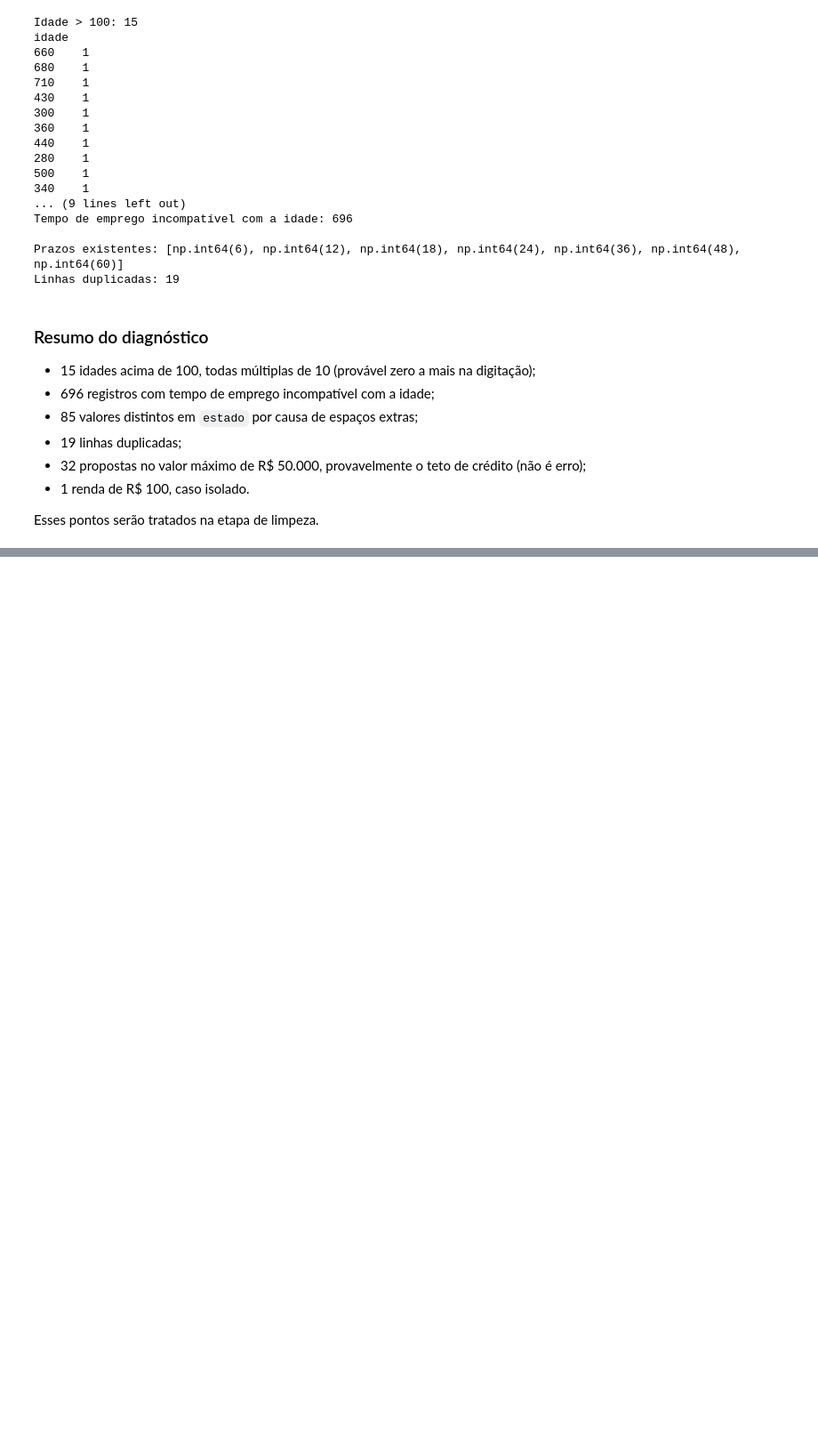
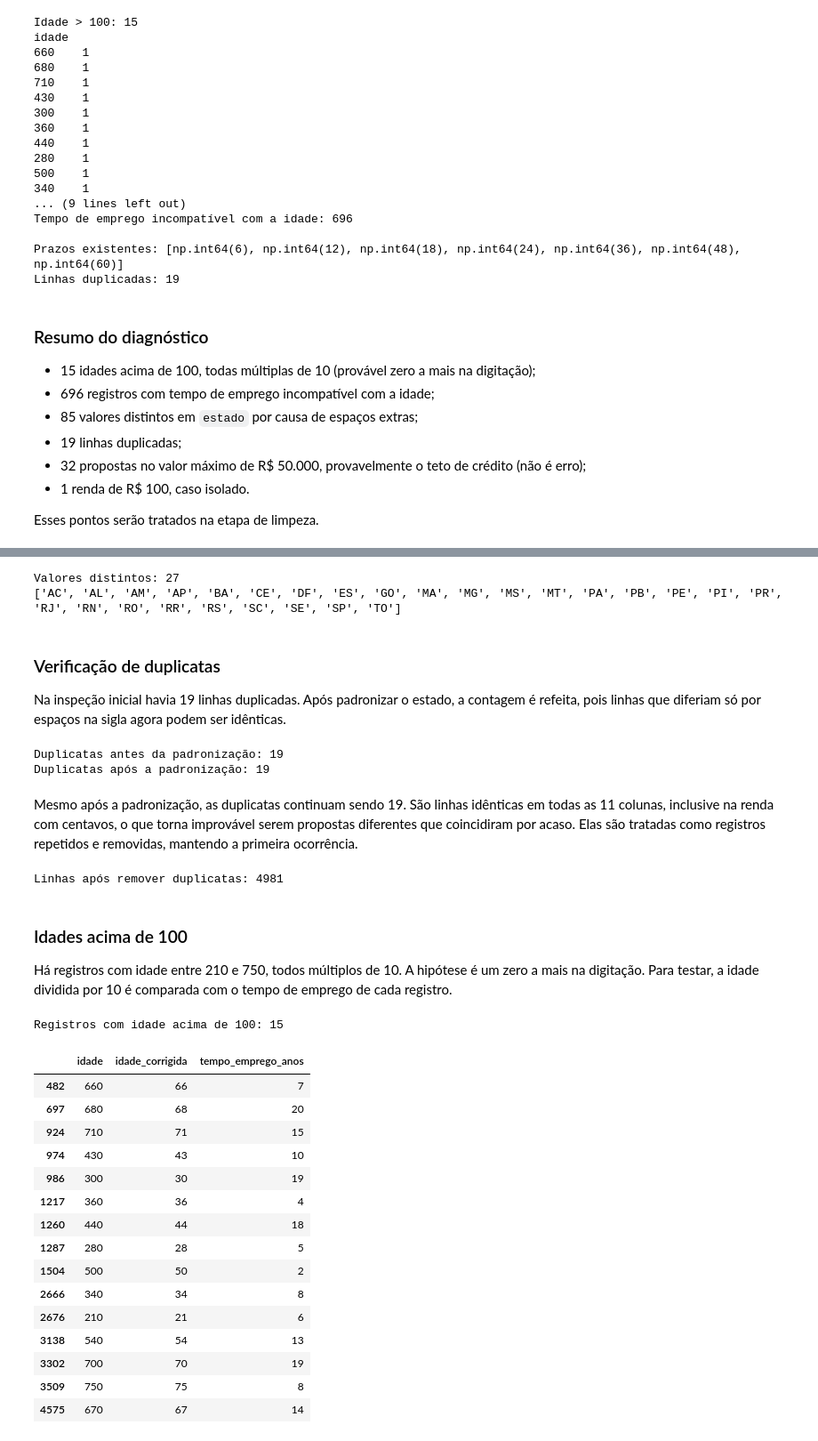
Before and after one commit to dudamark/desafio-credito-credair, a Jupyter notebook: notebooks/analise_credito.ipynb, the cells around one changed output, grey strips where cells are left out. Shown at 89% size. Saved outputs shown, nothing was run; the diff lists cells and outputs as text; code cells hidden in the pictures; blank space fills up the shorter version.

```diff
--- a/notebooks/analise_credito.ipynb
+++ b/notebooks/analise_credito.ipynb
@@ -145,0 +150,4 @@ Esses pontos serão tratados na etapa de limpeza.
+# %%
+df_limpo = df.copy()
+
+print(f"Linhas: {df_limpo.shape[0]} | Colunas: {df_limpo.shape[1]}")
@@ -145,0 +160,56 @@ Esses pontos serão tratados na etapa de limpeza.
+# %%
+df_limpo["estado"] = df_limpo["estado"].str.strip().str.upper()
+
+print(f"Valores distintos: {df_limpo['estado'].nunique()}")
+print(sorted(df_limpo["estado"].unique()))
+# %% [output]
+Valores distintos: 27
+['AC', 'AL', 'AM', 'AP', 'BA', 'CE', 'DF', 'ES', 'GO', 'MA', 'MG', 'MS', 'MT', 'PA', 'PB', 'PE', 'PI', 'PR', 'RJ', 'RN', 'RO', 'RR', 'RS', 'SC', 'SE', 'SP', 'TO']
+# %% [markdown]
+### Verificação de duplicatas
+
+Na inspeção inicial havia 19 linhas duplicadas. Após padronizar o estado, a contagem é refeita, pois linhas que diferiam só por espaços na sigla agora podem ser idênticas.
+# %%
+print(f"Duplicatas antes da padronização: {df.duplicated().sum()}")
+print(f"Duplicatas após a padronização: {df_limpo.duplicated().sum()}")
+# %% [output]
+Duplicatas antes da padronização: 19
+Duplicatas após a padronização: 19
+# %% [markdown]
+Mesmo após a padronização, as duplicatas continuam sendo 19. São linhas idênticas em todas as 11 colunas, inclusive na renda com centavos, o que torna improvável serem propostas diferentes que coincidiram por acaso. Elas são tratadas como registros repetidos e removidas, mantendo a primeira ocorrência.
+# %%
+df_limpo = df_limpo.drop_duplicates().reset_index(drop=True)
+
+print(f"Linhas após remover duplicatas: {df_limpo.shape[0]}")
+# %% [output]
+Linhas após remover duplicatas: 4981
+# %% [markdown]
+### Idades acima de 100
+
+Há registros com idade entre 210 e 750, todos múltiplos de 10. A hipótese é um zero a mais na digitação. Para testar, a idade dividida por 10 é comparada com o tempo de emprego de cada registro.
+# %%
+idades_invalidas = df_limpo[df_limpo["idade"] > 100]
+
+print(f"Registros com idade acima de 100: {len(idades_invalidas)}")
+
+idades_invalidas.assign(idade_corrigida=idades_invalidas["idade"] // 10)[
+    ["idade", "idade_corrigida", "tempo_emprego_anos"]
+]
+# %% [output]
+Registros com idade acima de 100: 15
+|  | idade | idade_corrigida | tempo_emprego_anos |
+| 482 | 660 | 66 | 7 |
+| 697 | 680 | 68 | 20 |
+| 924 | 710 | 71 | 15 |
+| 974 | 430 | 43 | 10 |
+| 986 | 300 | 30 | 19 |
+| 1217 | 360 | 36 | 4 |
+| 1260 | 440 | 44 | 18 |
+| 1287 | 280 | 28 | 5 |
+| 1504 | 500 | 50 | 2 |
+| 2666 | 340 | 34 | 8 |
+| 2676 | 210 | 21 | 6 |
+| 3138 | 540 | 54 | 13 |
+| 3302 | 700 | 70 | 19 |
+| 3509 | 750 | 75 | 8 |
+| 4575 | 670 | 67 | 14 |
```
Also changed, not shown: parts of 22 cells of this notebook.
